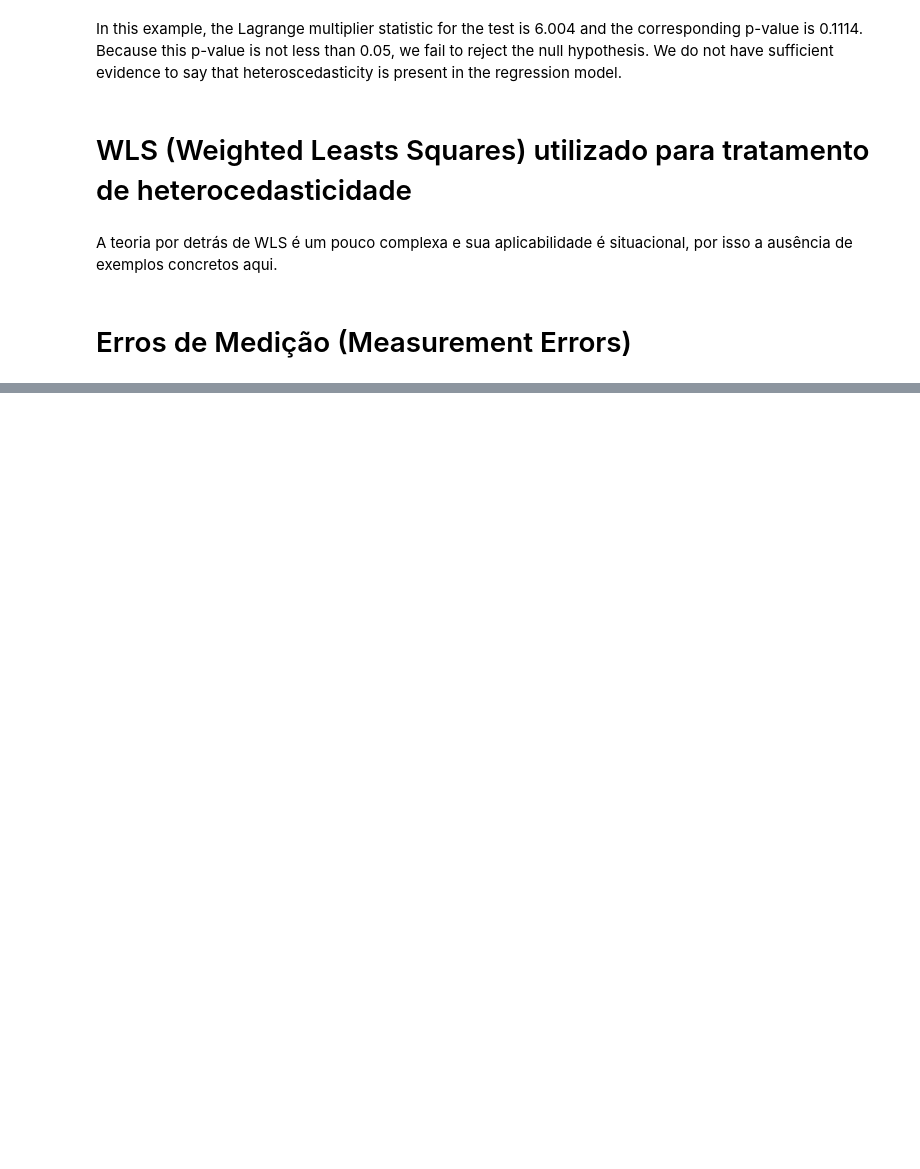
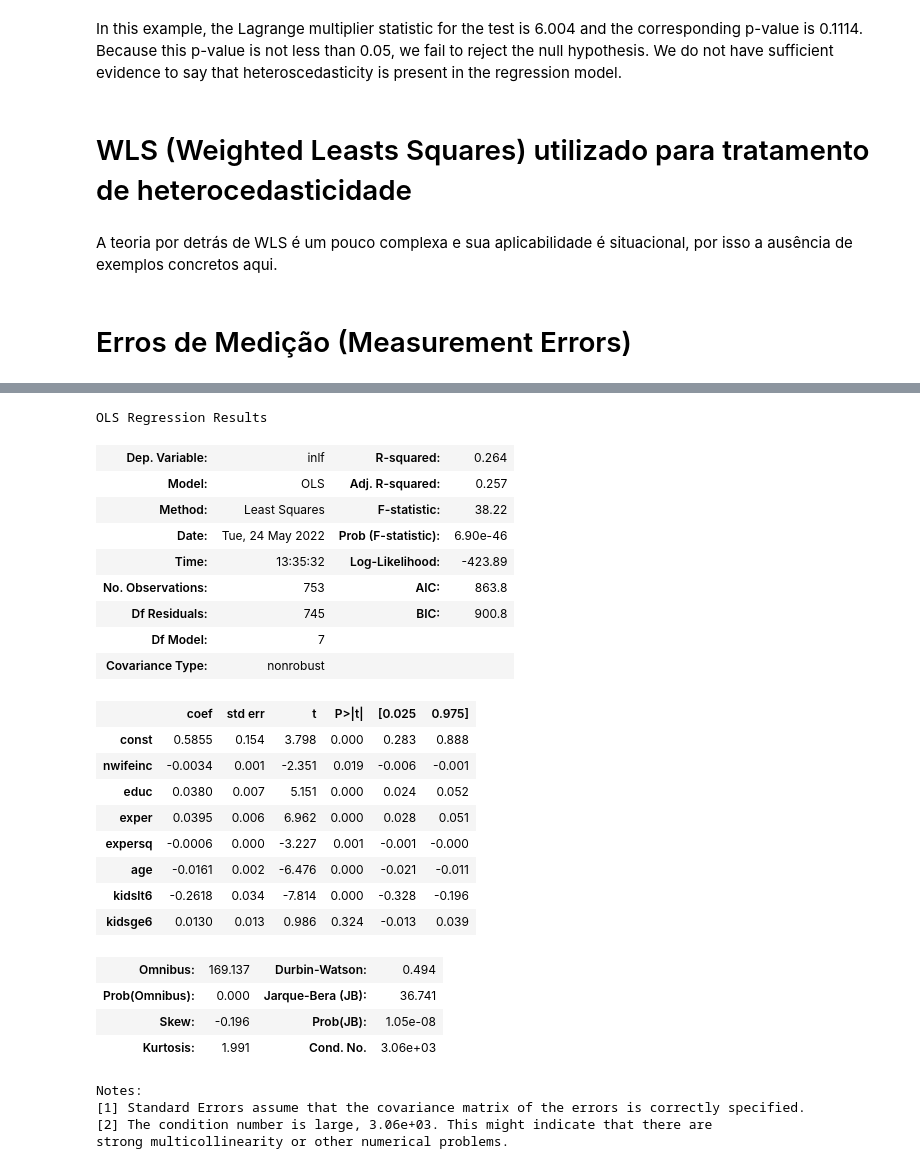
Before and after one commit to Menezes-Gus/Econometrics, a Jupyter notebook: Econometrics.ipynb, the cells around one changed output, grey strips where cells are left out. Cells and saved outputs as stored; diff of their text form; code cells hidden in the pictures; blank space fills up the shorter version.

```diff
--- a/Econometrics.ipynb
+++ b/Econometrics.ipynb
@@ -351,0 +457,30 @@ A teoria por detrás de WLS é um pouco complexa e sua aplicabilidade é situaci
+# %%
+LPM_regression.summary()
+# %% [output]
+OLS Regression Results
+| Dep. Variable: | inlf | R-squared: | 0.264 |
+| Model: | OLS | Adj. R-squared: | 0.257 |
+| Method: | Least Squares | F-statistic: | 38.22 |
+| Date: | Tue, 24 May 2022 | Prob (F-statistic): | 6.90e-46 |
+| Time: | 13:35:32 | Log-Likelihood: | -423.89 |
+| No. Observations: | 753 | AIC: | 863.8 |
+| Df Residuals: | 745 | BIC: | 900.8 |
+| Df Model: | 7 |  |  |
+| Covariance Type: | nonrobust |  |  |
+|  | coef | std err | t | P>|t| | [0.025 | 0.975] |
+| const | 0.5855 | 0.154 | 3.798 | 0.000 | 0.283 | 0.888 |
+| nwifeinc | -0.0034 | 0.001 | -2.351 | 0.019 | -0.006 | -0.001 |
+| educ | 0.0380 | 0.007 | 5.151 | 0.000 | 0.024 | 0.052 |
+| exper | 0.0395 | 0.006 | 6.962 | 0.000 | 0.028 | 0.051 |
+| expersq | -0.0006 | 0.000 | -3.227 | 0.001 | -0.001 | -0.000 |
+| age | -0.0161 | 0.002 | -6.476 | 0.000 | -0.021 | -0.011 |
+| kidslt6 | -0.2618 | 0.034 | -7.814 | 0.000 | -0.328 | -0.196 |
+| kidsge6 | 0.0130 | 0.013 | 0.986 | 0.324 | -0.013 | 0.039 |
+| Omnibus: | 169.137 | Durbin-Watson: | 0.494 |
+| Prob(Omnibus): | 0.000 | Jarque-Bera (JB): | 36.741 |
+| Skew: | -0.196 | Prob(JB): | 1.05e-08 |
+| Kurtosis: | 1.991 | Cond. No. | 3.06e+03 |
+Notes:
+[1] Standard Errors assume that the covariance matrix of the errors is correctly specified.
+[2] The condition number is large, 3.06e+03. This might indicate that there are
+strong multicollinearity or other numerical problems.
```
Also changed, not shown: parts of 45 cells of this notebook.
